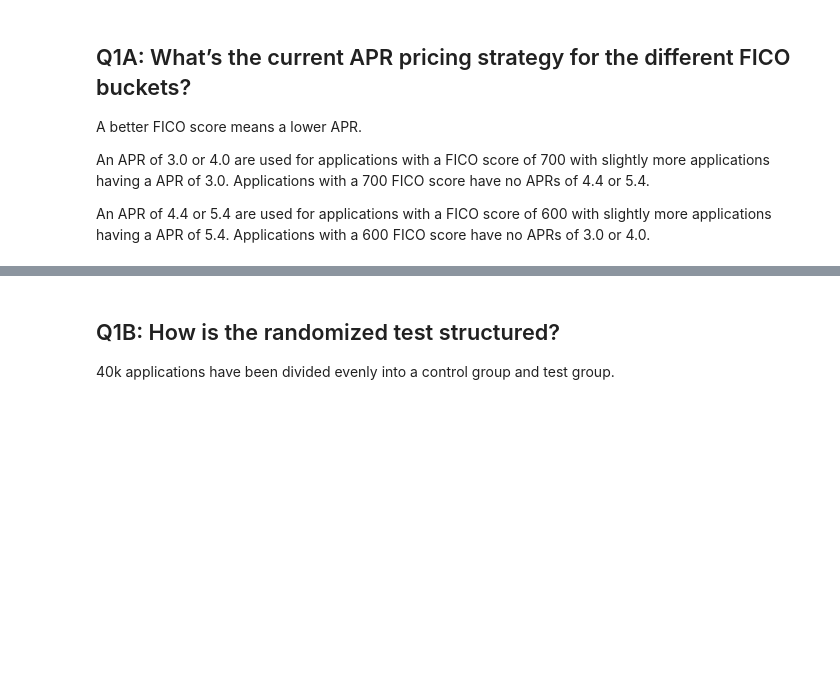
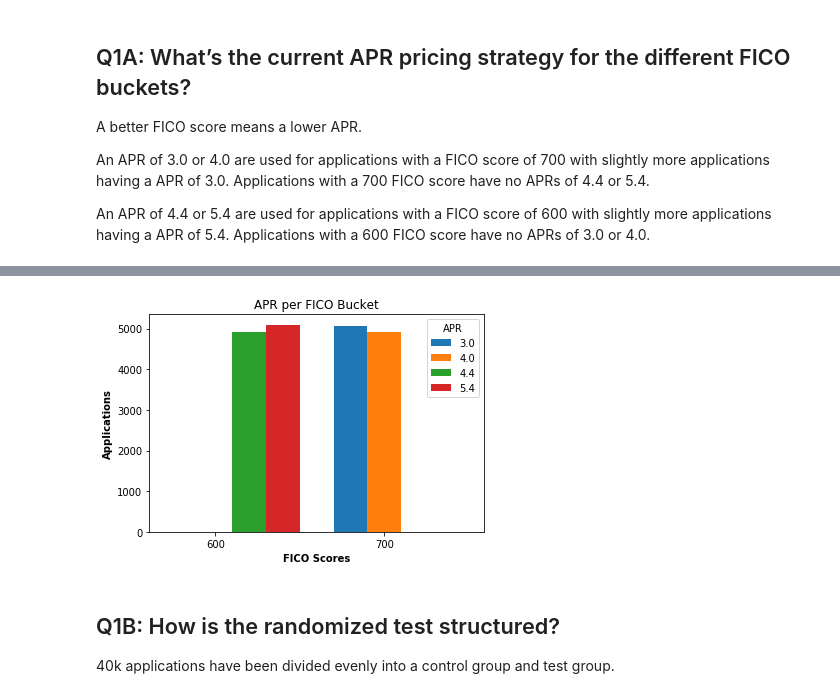
Before and after one commit to csmyth76/apr-strategy, a Jupyter notebook: APR Strategy.ipynb, the cells around one changed output, grey strips where cells are left out. Saved outputs shown, nothing was run; the diff lists cells and outputs as text; code cells hidden in the pictures; blank space fills up the shorter version.

```diff
--- a/APR Strategy.ipynb
+++ b/APR Strategy.ipynb
@@ -419,56 +145,44 @@ An APR of 3.0 or 4.0 are used for applications with a FICO score of 700 with sli
 
 An APR of 4.4 or 5.4 are used for applications with a FICO score of 600 with slightly more applications having a APR of 5.4. Applications with a 600 FICO score have no APRs of 3.0 or 4.0.
 # %%
-def plot_apr_fico():
-    f600_apr30 = len(df_analysis[(df_analysis['apr']==3.0) & (df_analysis['fico']==600)].index)
-    f600_apr40 = len(df_analysis[(df_analysis['apr']==4.0) & (df_analysis['fico']==600)].index)
-    f600_apr44 = len(df_analysis[(df_analysis['apr']==4.4) & (df_analysis['fico']==600)].index)
-    f600_apr54 = len(df_analysis[(df_analysis['apr']==5.4) & (df_analysis['fico']==600)].index)
+f600_apr30 = len(df_analysis[(df_analysis['apr']==3.0) & (df_analysis['fico']==600)].index)
+f600_apr40 = len(df_analysis[(df_analysis['apr']==4.0) & (df_analysis['fico']==600)].index)
+f600_apr44 = len(df_analysis[(df_analysis['apr']==4.4) & (df_analysis['fico']==600)].index)
+f600_apr54 = len(df_analysis[(df_analysis['apr']==5.4) & (df_analysis['fico']==600)].index)
 
-    f700_apr30 = len(df_analysis[(df_analysis['apr']==3.0) & (df_analysis['fico']==700)].index)
-    f700_apr40 = len(df_analysis[(df_analysis['apr']==4.0) & (df_analysis['fico']==700)].index)
-    f700_apr44 = len(df_analysis[(df_analysis['apr']==4.4) & (df_analysis['fico']==700)].index)
-    f700_apr54 = len(df_analysis[(df_analysis['apr']==5.4) & (df_analysis['fico']==700)].index)
+f700_apr30 = len(df_analysis[(df_analysis['apr']==3.0) & (df_analysis['fico']==700)].index)
+f700_apr40 = len(df_analysis[(df_analysis['apr']==4.0) & (df_analysis['fico']==700)].index)
+f700_apr44 = len(df_analysis[(df_analysis['apr']==4.4) & (df_analysis['fico']==700)].index)
+f700_apr54 = len(df_analysis[(df_analysis['apr']==5.4) & (df_analysis['fico']==700)].index)
+
+# set width of bar
+barWidth = 0.20
+
+# set height of bar
+bars1 = [f600_apr30, f700_apr30]
+bars2 = [f600_apr40, f700_apr40]
+bars3 = [f600_apr44, f700_apr44]
+bars4 = [f600_apr54, f700_apr54]
+
+# Set position of bar on X axis
+r1 = np.arange(len(bars1))
+r2 = [x + barWidth for x in r1]
+r3 = [x + barWidth for x in r2]
+r4 = [x + barWidth for x in r3]
+
+# Make the plot
+plt.bar(r1, bars1, width=barWidth, label='3.0')
+plt.bar(r2, bars2, width=barWidth, label='4.0')
+plt.bar(r3, bars3, width=barWidth, label='4.4')
+plt.bar(r4, bars4, width=barWidth, label='5.4')
 
 
-    trace1 = go.Bar(
-        x=['600', '700'],
-        y=[f600_apr30, f700_apr30],
-        name='3.0 APR'
-    )
-    trace2 = go.Bar(
-        x=['600', '700'],
-        y=[f600_apr40, f700_apr40],
-        name='4.0 APR'
-    )
+plt.title('APR per FICO Bucket')
+plt.ylabel('Applications', fontweight='bold')
+plt.xlabel('FICO Scores', fontweight='bold')
+plt.xticks([r + barWidth for r in range(len(bars1))], ['600', '700'])
 
-    trace3 = go.Bar(
-        x=['600', '700'],
-        y=[f600_apr44,f700_apr44],
-        name='4.4 APR'
-    )
-
-    trace4 = go.Bar(
-        x=['600', '700'],
-        y=[f600_apr54, f700_apr54],
-        name='5.4 APR'
-    )
-
-    data = [trace1, trace2, trace3, trace4]
-    layout = go.Layout(
-        barmode='group',
-        title = 'APR per FICO Bucket',
-        xaxis=dict(
-            title='FICO Buckets'
-        ),
-        yaxis=dict(
-            title='Applications'
-        )
-    )
-
-    fig = go.Figure(data=data, layout=layout)
-    return(fig)
-
-fig = plot_apr_fico()
-py.iplot(fig)
+# Create legend & Show graphic
+plt.legend(title='APR')
+plt.show()
 # %% [output]
@@ -476,3 +189,4 @@ py.iplot(fig)
+[figure, added]
 # %% [markdown]
 ## Q1B: How is the randomized test structured?
 
```
Also changed, not shown: parts of 32 cells of this notebook.
